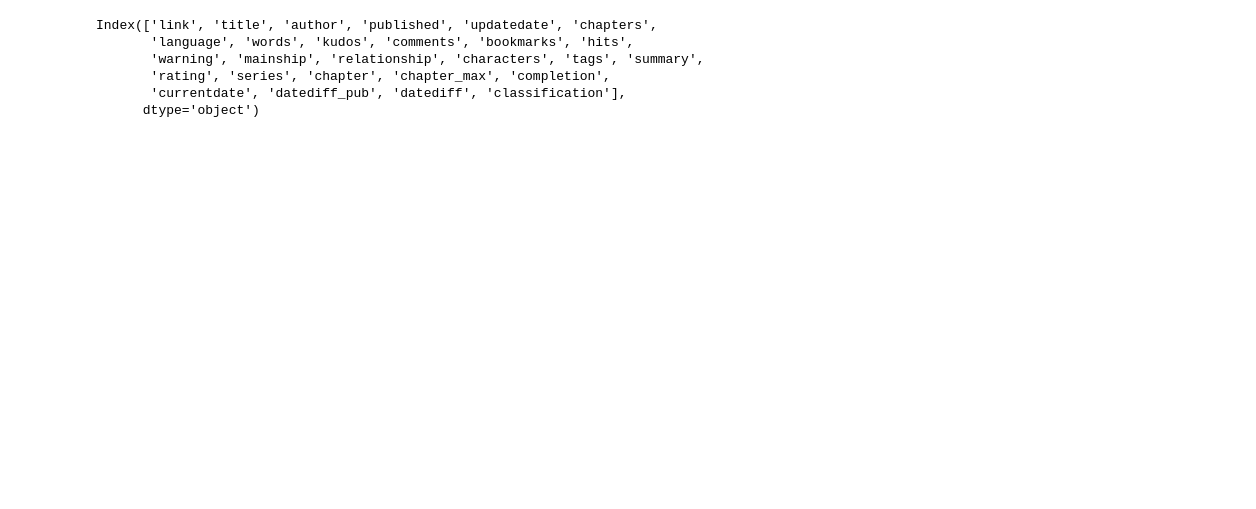
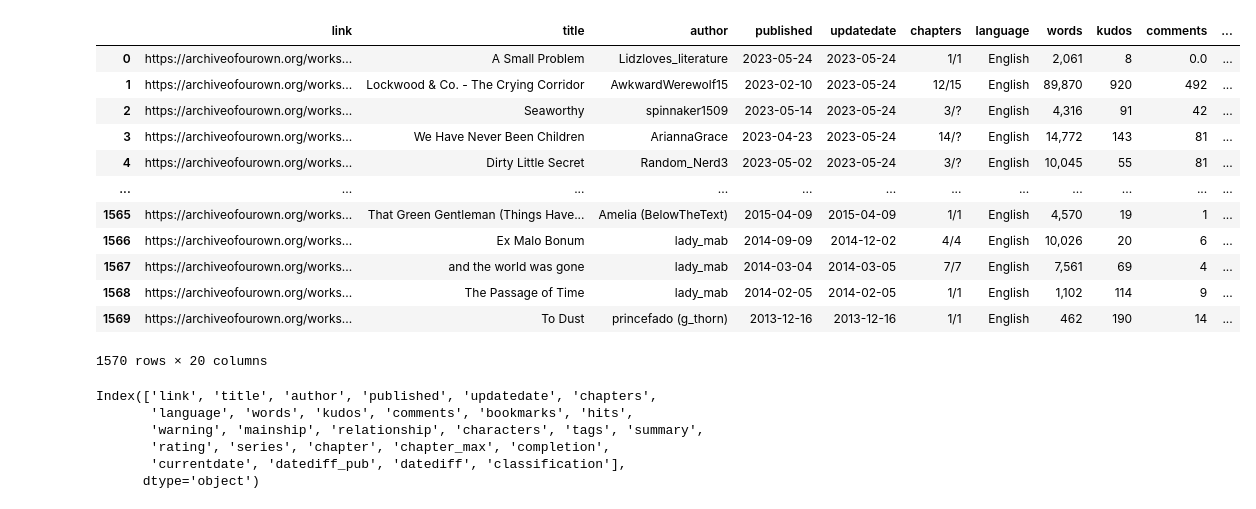
Before and after one commit to biogear13/ao3lockwood-co, a Jupyter notebook: webscrapper.ipynb, the cells around one changed output. Drawn from its saved outputs; the diff is of its cells as text; code cells hidden in the pictures; blank space fills up the shorter version.

Commit message:
Scraped things

```diff
--- a/webscrapper.ipynb
+++ b/webscrapper.ipynb
@@ -268,4 +268,20 @@ completion       0
 dtype: int64
+# %%
+data
+# %% [output]
+|  | link | title | author | published | updatedate | chapters | language | words | kudos | comments | ... |
+| 0 | https://archiveofourown.org/works... | A Small Problem | Lidzloves_literature | 2023-05-24 | 2023-05-24 | 1/1 | English | 2,061 | 8 | 0.0 | ... |
+| 1 | https://archiveofourown.org/works... | Lockwood & Co. - The Crying Corridor | AwkwardWerewolf15 | 2023-02-10 | 2023-05-24 | 12/15 | English | 89,870 | 920 | 492 | ... |
+| 2 | https://archiveofourown.org/works... | Seaworthy | spinnaker1509 | 2023-05-14 | 2023-05-24 | 3/? | English | 4,316 | 91 | 42 | ... |
+| 3 | https://archiveofourown.org/works... | We Have Never Been Children | AriannaGrace | 2023-04-23 | 2023-05-24 | 14/? | English | 14,772 | 143 | 81 | ... |
+| 4 | https://archiveofourown.org/works... | Dirty Little Secret | Random_Nerd3 | 2023-05-02 | 2023-05-24 | 3/? | English | 10,045 | 55 | 81 | ... |
+| ... | ... | ... | ... | ... | ... | ... | ... | ... | ... | ... | ... |
+| 1565 | https://archiveofourown.org/works... | That Green Gentleman (Things Have... | Amelia (BelowTheText) | 2015-04-09 | 2015-04-09 | 1/1 | English | 4,570 | 19 | 1 | ... |
+| 1566 | https://archiveofourown.org/works... | Ex Malo Bonum | lady_mab | 2014-09-09 | 2014-12-02 | 4/4 | English | 10,026 | 20 | 6 | ... |
+| 1567 | https://archiveofourown.org/works... | and the world was gone | lady_mab | 2014-03-04 | 2014-03-05 | 7/7 | English | 7,561 | 69 | 4 | ... |
+| 1568 | https://archiveofourown.org/works... | The Passage of Time | lady_mab | 2014-02-05 | 2014-02-05 | 1/1 | English | 1,102 | 114 | 9 | ... |
+| 1569 | https://archiveofourown.org/works... | To Dust | princefado (g_thorn) | 2013-12-16 | 2013-12-16 | 1/1 | English | 462 | 190 | 14 | ... |
+1570 rows × 20 columns
 # %%
 
 # Split the chapter column into chapter and chapter_max, and create a completion column
```
Also changed, not shown: parts of 9 cells of this notebook, 9 other files.
